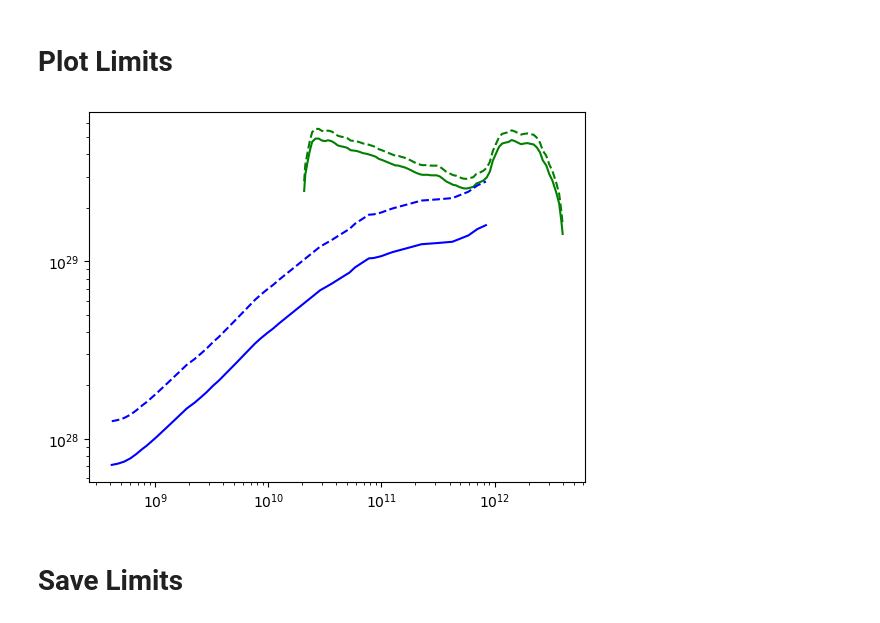
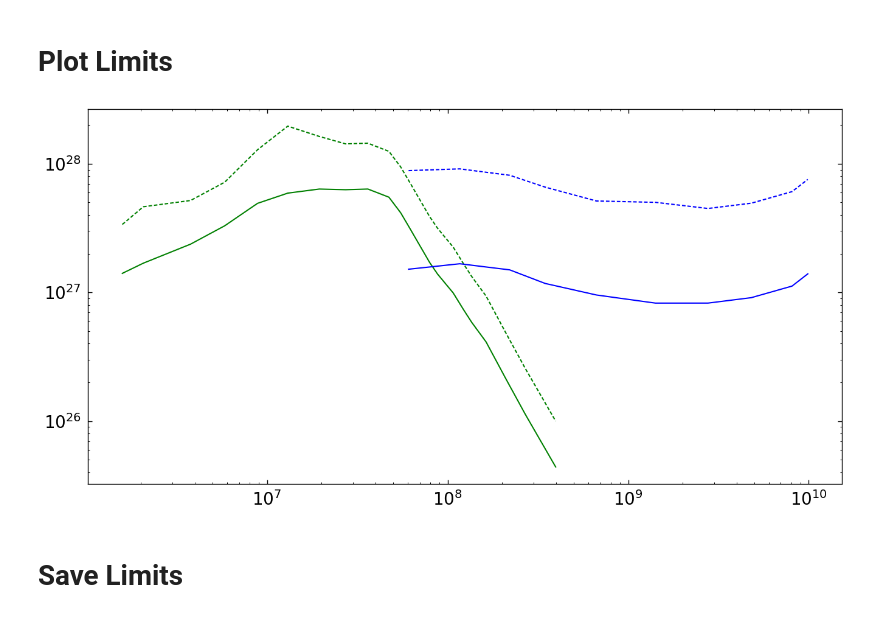
Before and after one commit to joshua-benabou/Mega_Decaying_DM_Milkyway_Analysis, a Jupyter notebook: jupyter/CGRO.ipynb, the cells around one changed output. Cells and saved outputs as stored; diff of their text form; code cells hidden in the pictures.

Commit message:
updated Comptel/Egret notebook

```diff
--- a/jupyter/CGRO.ipynb
+++ b/jupyter/CGRO.ipynb
@@ -103,7 +103,7 @@ mpl.rcParams['savefig.pad_inches'] = 0.1
 mpl.rcParams['xtick.labelsize'] = 20
 mpl.rcParams['ytick.labelsize'] = 20
 
-mpl.rcParams['text.usetex'] = True
+mpl.rcParams['text.usetex'] = False
 # %% [markdown]
 # Rescale Limits
 # %%
@@ -114,13 +114,32 @@ tau_comptel = comptel_arr[:,1] # s
 comptel_flux = np.loadtxt('../data/CGRO/flux_mean_comptel.csv', delimiter=',')
 m_temp1 = comptel_flux[:,0] * 1e6 # eV
 mean_flux_comptel = comptel_flux[:,1] # MeV/cm^2/s/sr
+mean_flux_comptel_interp = scipy.interpolate.interp1d(m_temp1, mean_flux_comptel, kind='linear', fill_value=(mean_flux_comptel[0], mean_flux_comptel[-1]), bounds_error=False)
 
 comptel_upper = np.loadtxt('../data/CGRO/flux_upper_comptel.csv', delimiter=',')
-m_temp2 = comptel_flux[:,0] * 1e6 # eV
-upper_flux_comptel = comptel_flux[:,1] # MeV/cm^2/s/sr
-update_factor_comptel = np.sqrt((14 + 4) / 14)
+m_temp2 = comptel_upper[:,0] * 1e6 # eV
+upper_flux_comptel = comptel_upper[:,1] # MeV/cm^2/s/sr
+upper_flux_comptel_interp = scipy.interpolate.interp1d(m_temp2, upper_flux_comptel, kind='linear', fill_value=(upper_flux_comptel[0], upper_flux_comptel[-1]), bounds_error=False)
+print(mean_flux_comptel)
+print(upper_flux_comptel)
+error_comptel = lambda m: upper_flux_comptel_interp(m) - mean_flux_comptel_interp(m)
+update_factor_comptel = lambda m: (mean_flux_comptel_interp(m) + 2 * error_comptel(m)) / (1.64 * error_comptel(m))
 
-egret_arr = np.loadtxt('../data/Fermi/tau_egret.csv', delimiter=',')
+
+# same for egret
+egret_arr = np.loadtxt('../data/CGRO/tau_egret.csv', delimiter=',')
 m_egret = egret_arr[:,0] * 1e6 # eV
 tau_egret = egret_arr[:,1] # s
-update_factor_comptel = np.sqrt((5.8 + 12.2) / 5.8)
+
+egret_flux = np.loadtxt('../data/CGRO/flux_mean_egret.csv', delimiter=',')
+m_temp1 = egret_flux[:,0] * 1e6 # eV
+mean_flux_egret = egret_flux[:,1] # MeV/cm^2/s/sr
+mean_flux_egret_interp = scipy.interpolate.interp1d(m_temp1, mean_flux_egret, kind='linear', fill_value=(mean_flux_egret[0], mean_flux_egret[-1]), bounds_error=False)
+
+egret_upper = np.loadtxt('../data/CGRO/flux_upper_egret.csv', delimiter=',')
+m_temp2 = egret_upper[:,0] * 1e6 # eV
+upper_flux_egret = egret_upper[:,1] # MeV/cm^2/s/sr
+upper_flux_egret_interp = scipy.interpolate.interp1d(m_temp2, upper_flux_egret, kind='linear', fill_value=(upper_flux_egret[0], upper_flux_egret[-1]), bounds_error=False)
+
+error_egret = lambda m: upper_flux_egret_interp(m) - mean_flux_egret_interp(m)
+update_factor_egret = lambda m: (mean_flux_egret_interp(m) + 2 * error_egret(m)) / (1.64 * error_egret(m))
@@ -127,14 +175,14 @@ update_factor_comptel = np.sqrt((5.8 + 12.2) / 5.8)
 # %% [markdown]
 # Plot Limits
 # %%
-plt.plot(m_foster, tau_foster, c='g')
-plt.plot(m_foster, tau_foster * update_factor_foster, c='g', ls='--')
-plt.plot(m_ackermann, tau_ackermann, c='b')
-plt.plot(m_ackermann, tau_ackermann * update_factor_ackermann, c='b', ls='--')
+plt.plot(m_comptel, tau_comptel, c='g')
+plt.plot(m_comptel, tau_comptel * update_factor_comptel(m_comptel), c='g', ls='--')
+plt.plot(m_egret, tau_egret, c='b')
+plt.plot(m_egret, tau_egret * update_factor_egret(m_egret), c='b', ls='--')
 
 plt.xscale('log')
 plt.yscale('log')
 # %% [output]
-[figure, old version]
+[figure, new version]
 # %% [markdown]
 # Save Limits
```
Also changed, not shown: parts of 5 cells of this notebook.
